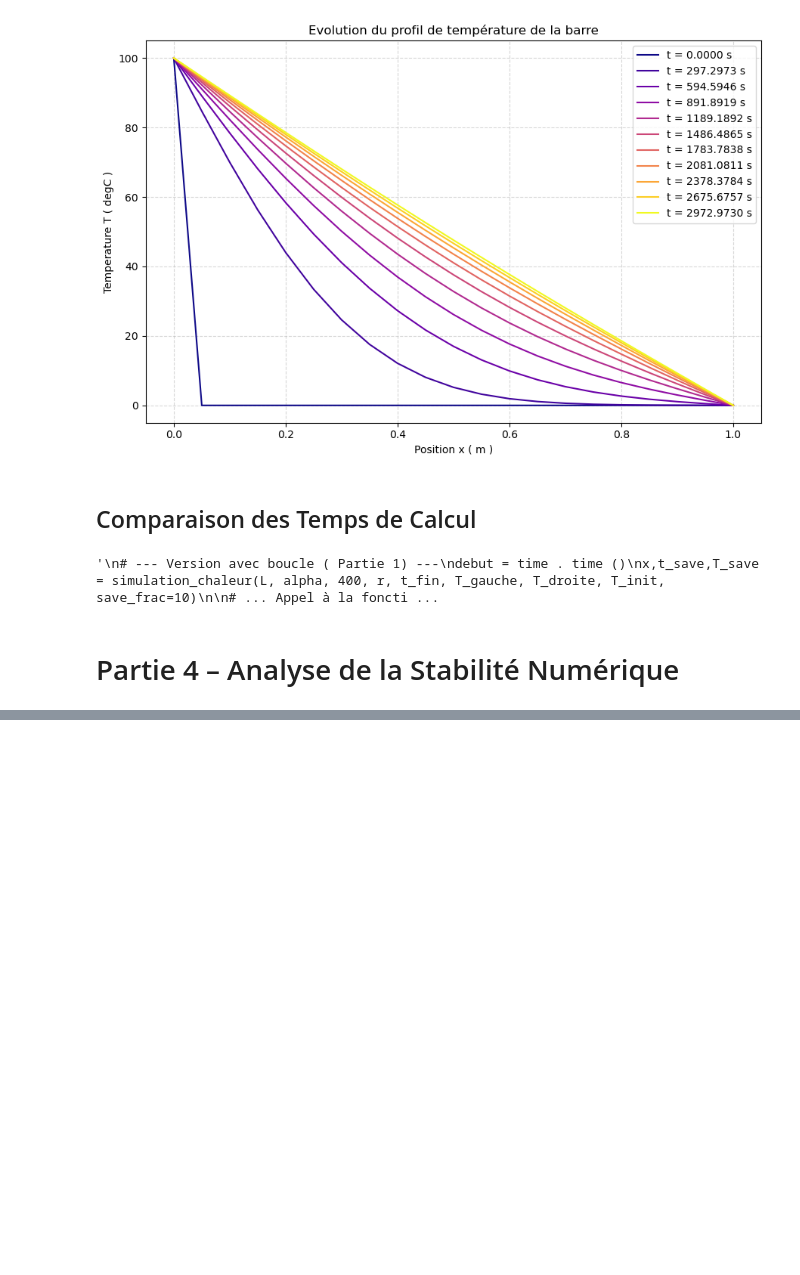
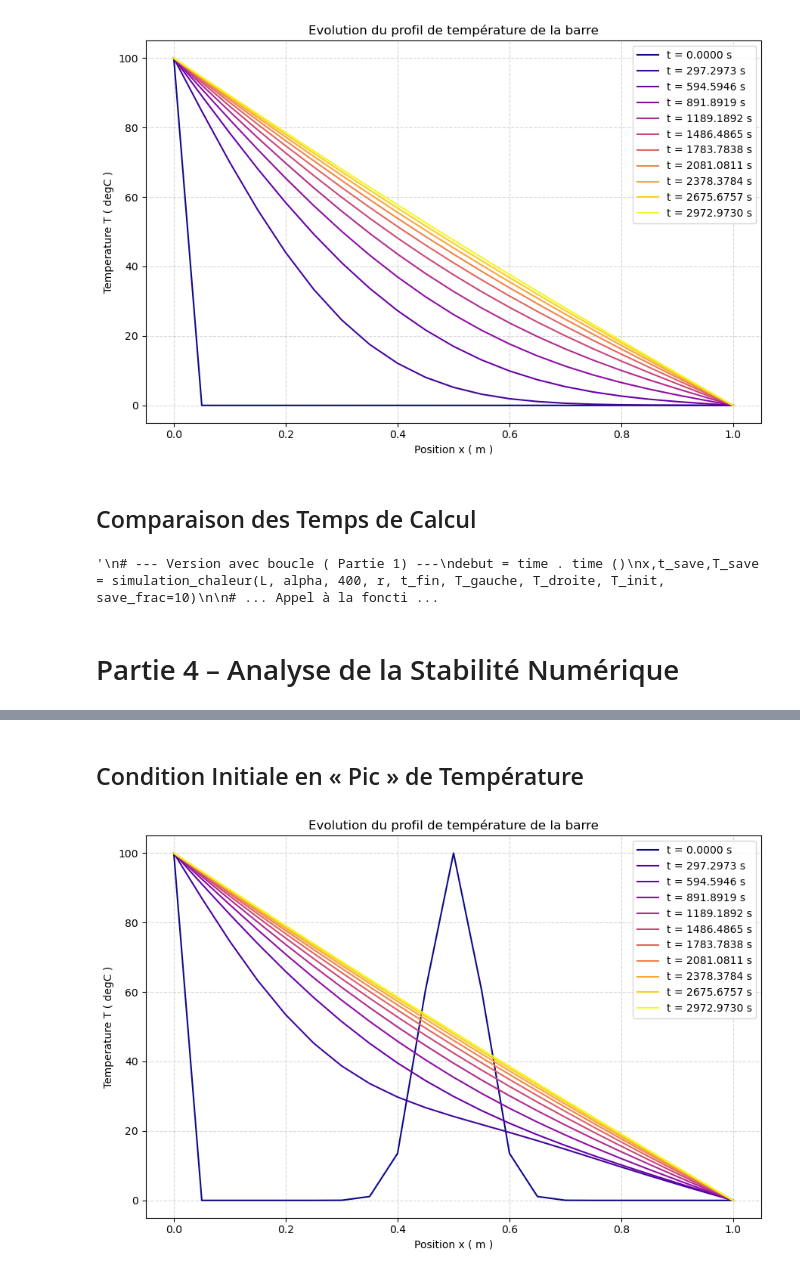
Before and after one commit to Amipha/outils-num, a Jupyter notebook: TP1.ipynb, the cells around one changed output, grey strips where cells are left out. Cells and saved outputs as stored; diff of their text form; code cells hidden in the pictures; blank space fills up the shorter version.

```diff
--- a/TP1.ipynb
+++ b/TP1.ipynb
@@ -285,0 +351,27 @@ plt.show ()
+# %% [markdown]
+## Condition Initiale en « Pic » de Température
+# %%
+def f_init_gauss(x):
+    sigma = 0.05
+    Tmax = 100
+    L = x[-1]
+    return Tmax * np.exp(-0.5 * ((x - L/2) / sigma) ** 2)
+
+x_init = np.linspace(0, L, N+1)
+T_init_gauss = f_init_gauss(x_init)
+
+x, t_save, T_save = simulation_chaleur_vect(
+    L,
+    alpha,
+    N,
+    r,
+    t_fin,
+    T_gauche,
+    T_droite,
+    T_init_gauss,
+    save_step=10
+)
+
+Tracer_T_x(x, t_save, T_save)
+# %% [output]
+[figure, added]
```
Also changed, not shown: parts of 5 cells of this notebook, 1 other file.
